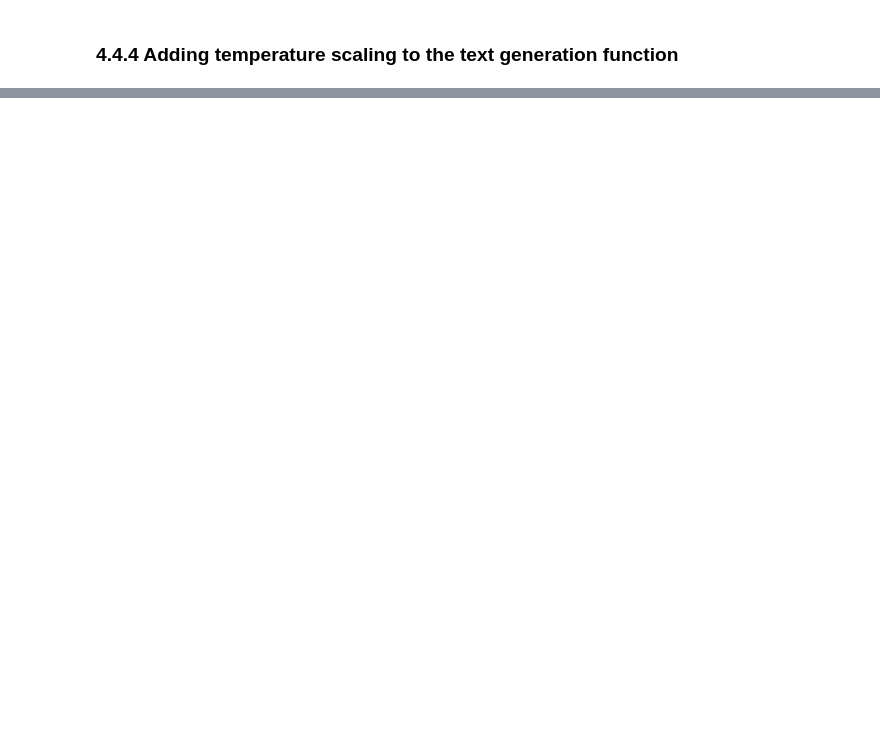
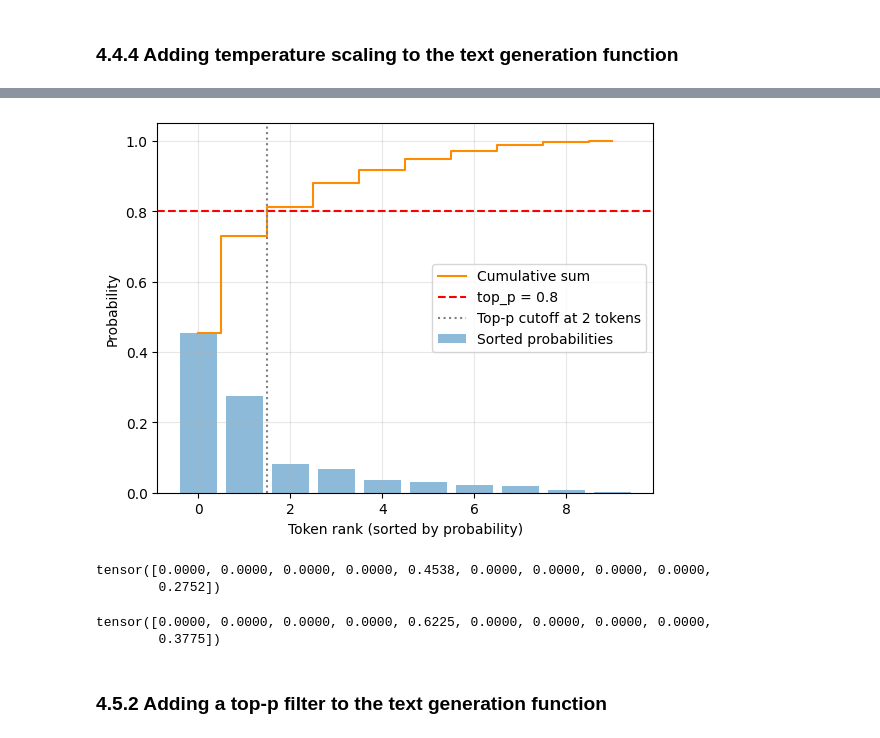
Before and after one commit to alexismoulin/llm, a Jupyter notebook: ch04.ipynb, the cells around one changed output, grey strips where cells are left out. Saved outputs shown, nothing was run; the diff lists cells and outputs as text; code cells hidden in the pictures; blank space fills up the shorter version.

```diff
--- a/ch04.ipynb
+++ b/ch04.ipynb
@@ -678,0 +774,36 @@ count_samples(probas=probas_lowT, tokenizer=tokenizer)
+# %%
+top_p = 0.8
+keep_mask = cumsum <= top_p
+n_kept = torch.sum(keep_mask).item()
+# %%
+plt.bar(x=torch.arange(len(sorted_probas)), height=sorted_probas, alpha=0.5, label="Sorted probabilities")
+plt.step(x=torch.arange(len(cumsum)), y=cumsum, where="mid", color="darkorange", label="Cumulative sum")
+
+# Highlight cutoff
+plt.axhline(y=top_p, color="red", linestyle="--", label=f"top_p = {top_p}")
+plt.axvline(x=n_kept - 0.5, color="gray", linestyle=":", label=f"Top-p cutoff at {n_kept} tokens")
+
+plt.xlabel("Token rank (sorted by probability)")
+plt.ylabel("Probability")
+plt.legend()
+plt.grid(alpha=0.3)
+plt.ylim(0, 1.05)
+plt.show()
+# %% [output]
+[figure, added]
+# %%
+kept_sorted = torch.where(condition=keep_mask, input=sorted_probas, other=torch.zeros_like(sorted_probas))
+filtered = torch.zeros_like(toy_probas).scatter(dim=0, index=sorted_idx, src=kept_sorted)
+print(filtered)
+# %% [output]
+tensor([0.0000, 0.0000, 0.0000, 0.0000, 0.4538, 0.0000, 0.0000, 0.0000, 0.0000,
+        0.2752])
+# %%
+denom = torch.sum(filtered).clamp_min(1e-12)
+renormalized = filtered / denom
+print(renormalized)
+# %% [output]
+tensor([0.0000, 0.0000, 0.0000, 0.0000, 0.6225, 0.0000, 0.0000, 0.0000, 0.0000,
+        0.3775])
+# %% [markdown]
+### 4.5.2 Adding a top-p filter to the text generation function
```
Also changed, not shown: parts of 37 cells of this notebook.
